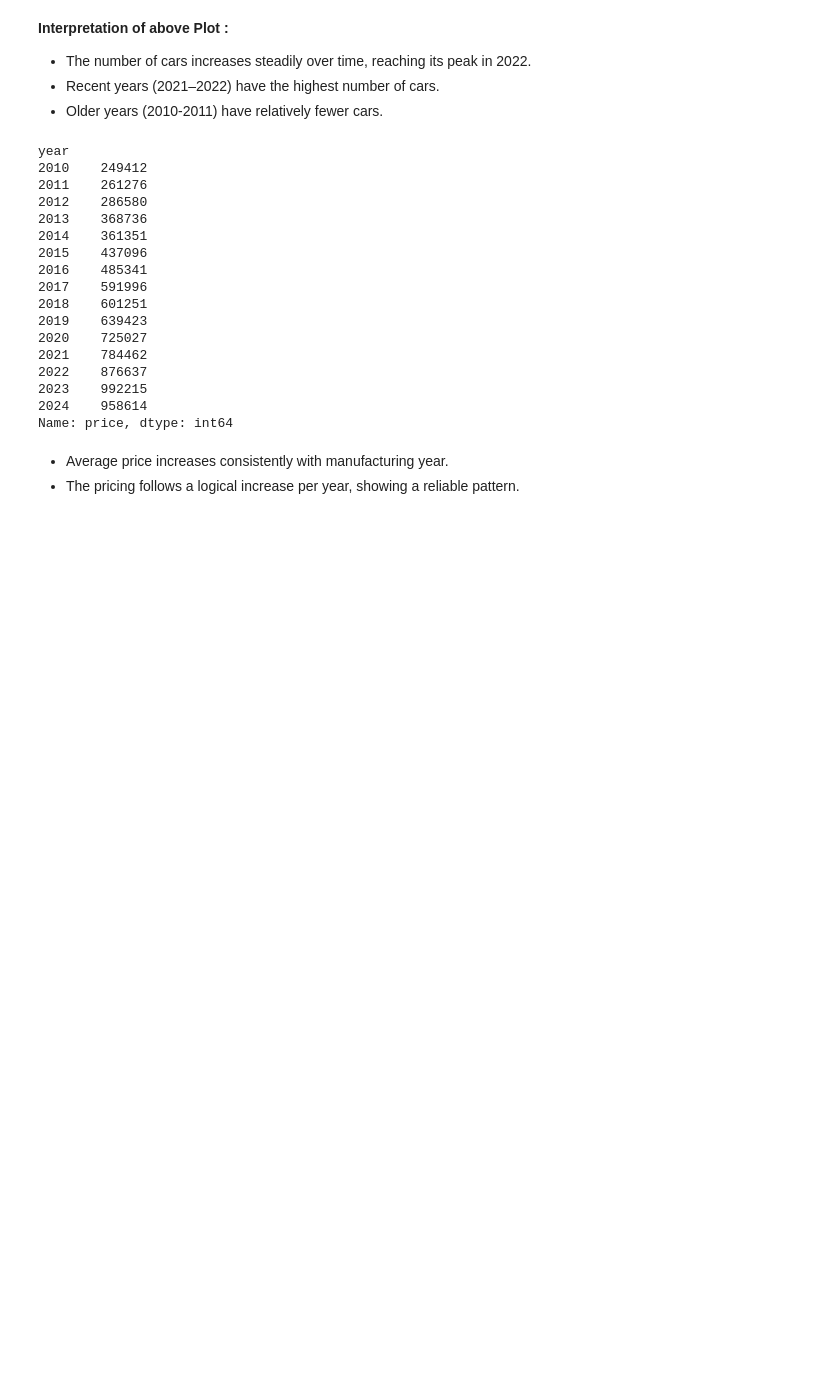
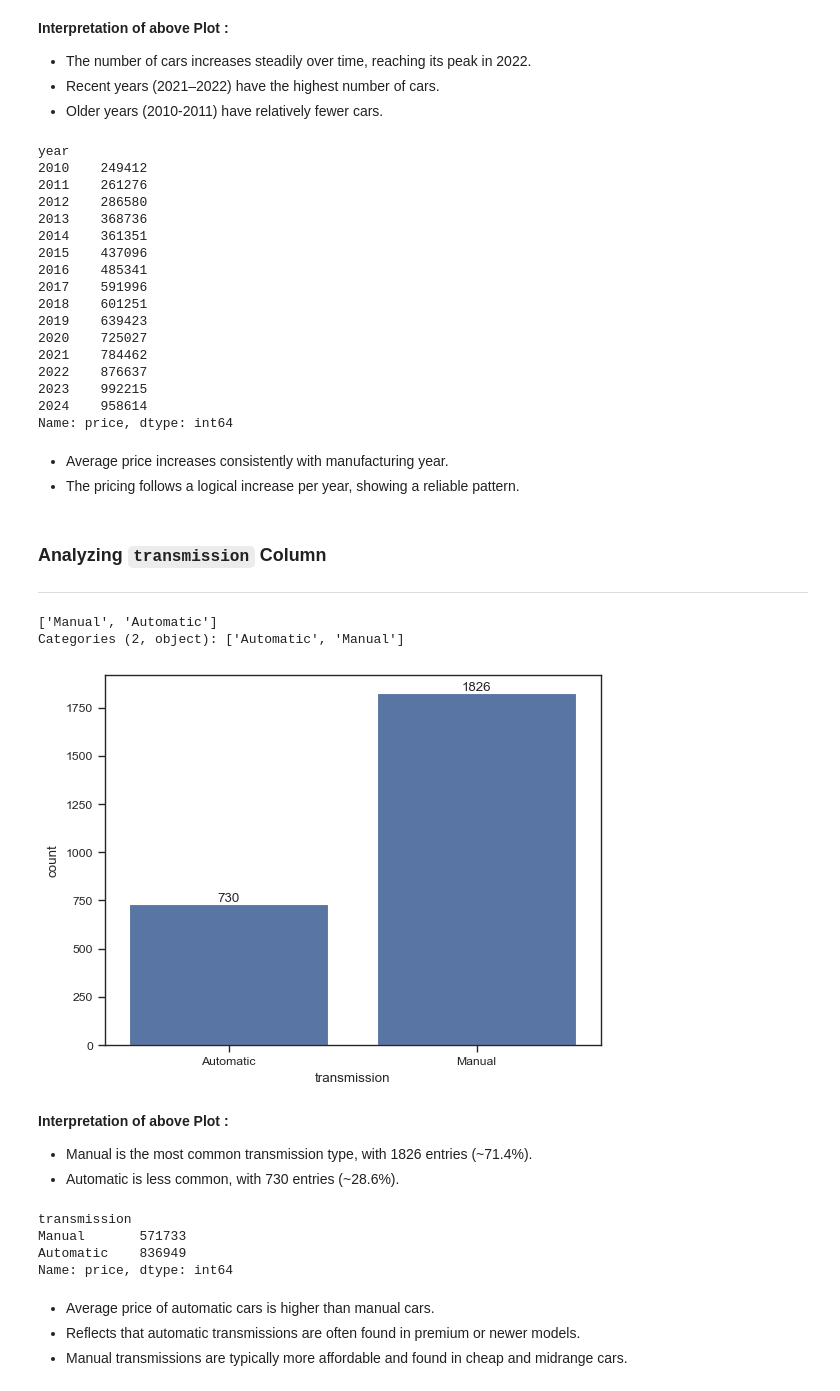
Before and after one commit to TheMrityunjayPathak/AutoIQ, a Jupyter notebook: notebooks/step_3_exploratory_data_analysis.ipynb, the cells around one changed output. Drawn from its saved outputs; the diff is of its cells as text; code cells hidden in the pictures; blank space fills up the shorter version.

Commit message:
feat: analyze transmission column from the data

```diff
--- a/notebooks/step_3_exploratory_data_analysis.ipynb
+++ b/notebooks/step_3_exploratory_data_analysis.ipynb
@@ -174,3 +174,36 @@ Name: price, dtype: int64
 # %% [markdown]
 - Average price increases consistently with manufacturing year.
 - The pricing follows a logical increase per year, showing a reliable pattern.
+# %% [markdown]
+### Analyzing `transmission` Column
+
+---
+# %%
+# Unique categories in "transmission" column
+cars['transmission'].unique()
+# %% [output]
+['Manual', 'Automatic']
+Categories (2, object): ['Automatic', 'Manual']
+# %%
+# Count of different categories in "transmission" column
+ax = sns.countplot(x=cars['transmission'])
+ax.bar_label(ax.containers[0])
+plt.show()
+# %% [output]
+[figure, added]
+# %% [markdown]
+**Interpretation of above Plot :**
+- Manual is the most common transmission type, with 1826 entries (~71.4%).
+- Automatic is less common, with 730 entries (~28.6%).
+# %%
+# Average Price based on "transmission" column
+cars.groupby(by='transmission', observed=True)['price'].mean().apply(lambda x: round(x)).sort_values()
+# %% [output]
+transmission
+Manual       571733
+Automatic    836949
+Name: price, dtype: int64
+# %% [markdown]
+- Average price of automatic cars is higher than manual cars.
+- Reflects that automatic transmissions are often found in premium or newer models.
+- Manual transmissions are typically more affordable and found in cheap and midrange cars.
```
